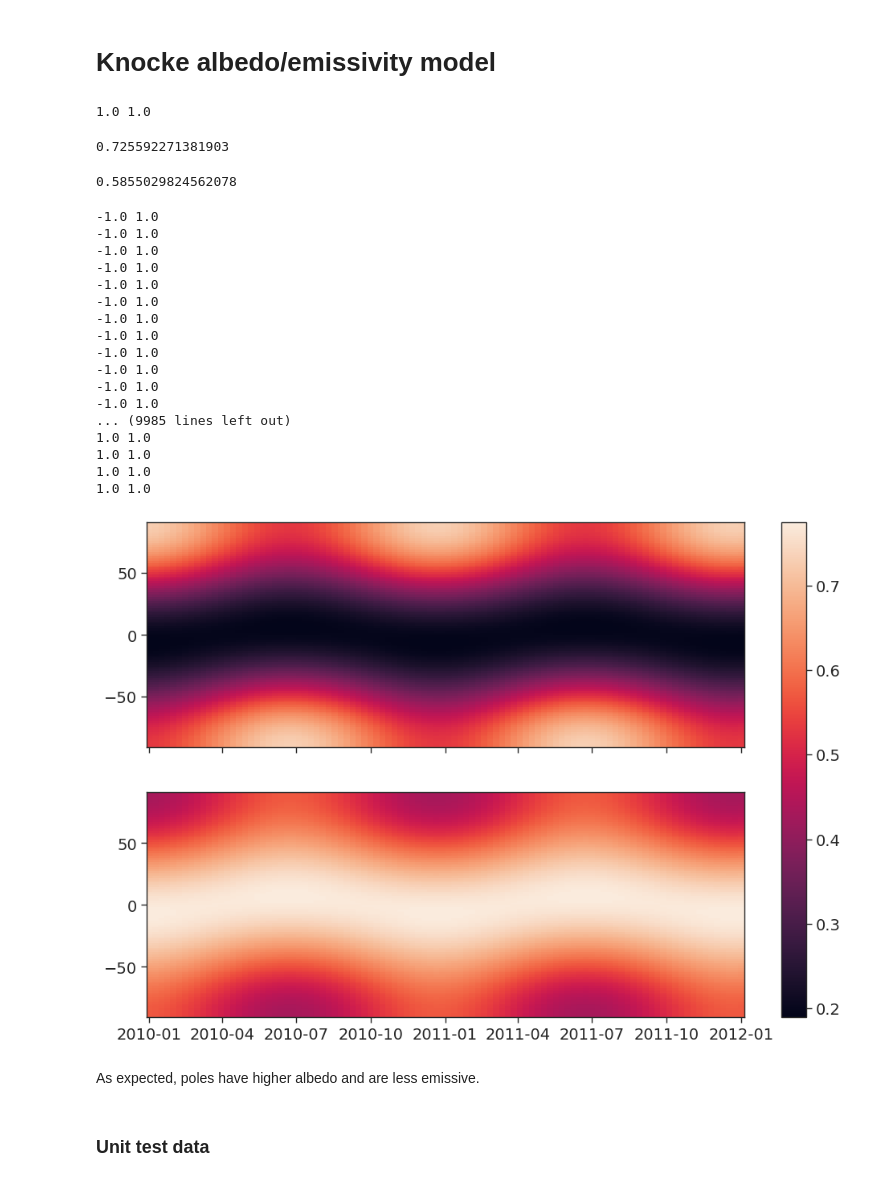
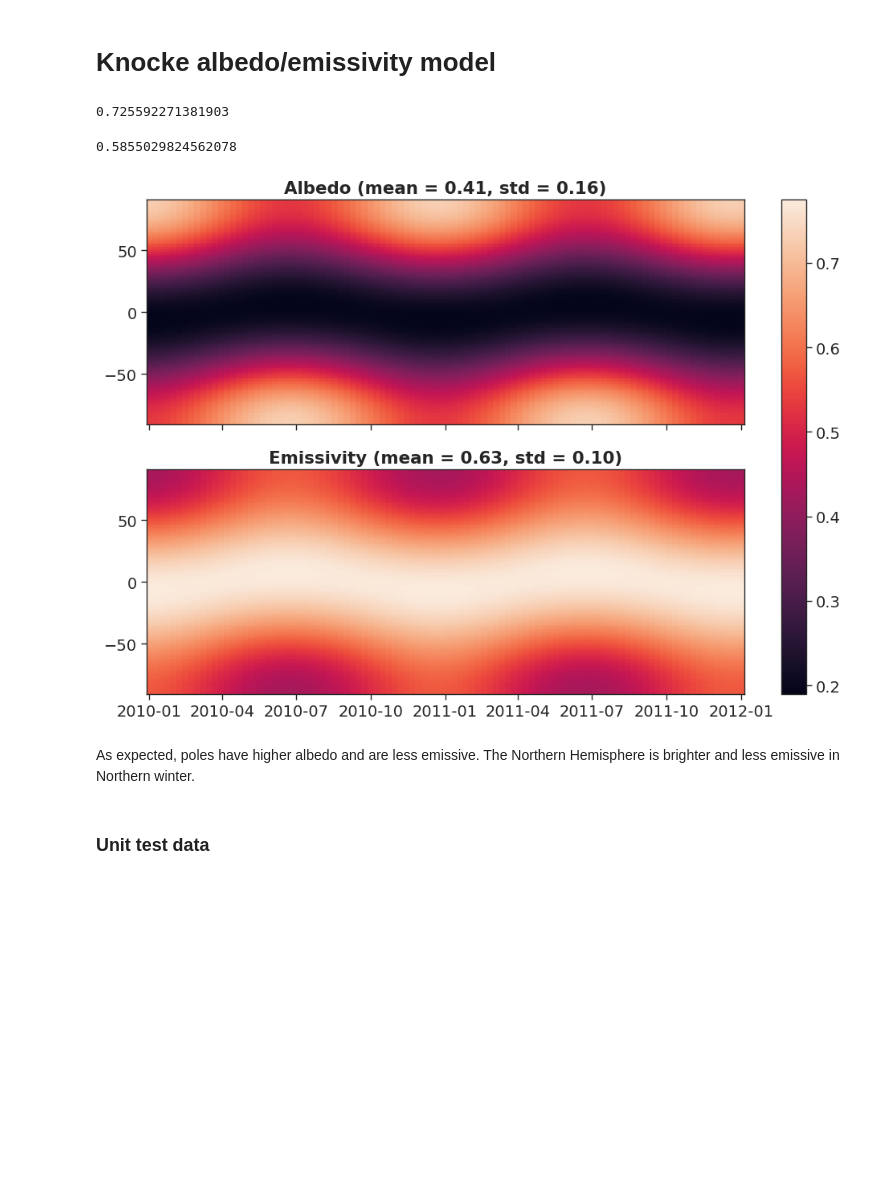
Before and after one commit to DominikStiller/tudelft-hpb-project, a Jupyter notebook: analysis/earth_models.ipynb, the cells around one changed output. Cells and saved outputs as stored; diff of their text form; code cells hidden in the pictures; blank space fills up the shorter version.

```diff
--- a/analysis/earth_models.ipynb
+++ b/analysis/earth_models.ipynb
@@ -35,16 +36,13 @@ def calculate_albedo(t, latitude):
     P1 = np.sin(latitude)
     P2 = (3 * np.sin(latitude)**2 - 1) / 2
 
-    print(P1, P2)
-
     a = a0 + a1 * P1 + a2 * P2
 
     return a
 
 calculate_albedo(as_et("1977 JAN 08 01:46:13"), np.radians(90))
 # %% [output]
-1.0 1.0
+0.725592271381903
-0.725592271381903
 # %%
 def calculate_emissivity(t, latitude):
     e0 = 0.68
@@ -71,50 +69,36 @@ calculate_emissivity(as_et("2010 DEC 22"), np.radians(45))
 # %%
 def plot_albedo_emissivity():
     fig, (ax_a, ax_e) = plt.subplots(2, 1, sharex="all", sharey="all", figsize=(12, 8))
 
     t_start = as_et("2010 JAN 1")
     t_end = as_et("2012 JAN 1")
 
     t, lat = np.meshgrid(
         np.linspace(t_start, t_end, 100),
         np.linspace(np.radians(-90), np.radians(90), 100))
 
     t_dt = pd.to_datetime([as_utc(t, sec_prec=10) for t in np.linspace(t_start, t_end, 100)])
     lat_deg = np.linspace(-90, 90, 100)
 
     a = np.vectorize(calculate_albedo)(t, lat)
     e = np.vectorize(calculate_emissivity)(t, lat)
 
     vmin = min(a.min(), e.min())
     vmax = max(a.max(), e.max())
 
     ax_a.pcolormesh(t_dt, lat_deg, a, vmin=vmin, vmax=vmax)
     cbar = ax_e.pcolormesh(t_dt, lat_deg, e, vmin=vmin, vmax=vmax)
 
+    ax_a.set_title(f"Albedo (mean = {a.mean():.2f}, std = {a.std():.2f})")
+    ax_e.set_title(f"Emissivity (mean = {e.mean():.2f}, std = {e.std():.2f})")
+
     plt.colorbar(cbar, ax=[ax_a, ax_e])
 
 plot_albedo_emissivity()
 # %% [output]
--1.0 1.0
--1.0 1.0
--1.0 1.0
--1.0 1.0
--1.0 1.0
--1.0 1.0
--1.0 1.0
--1.0 1.0
--1.0 1.0
--1.0 1.0
--1.0 1.0
--1.0 1.0
-... (9985 lines left out)
-1.0 1.0
-1.0 1.0
-1.0 1.0
-1.0 1.0
-[figure, old version]
+[figure, new version]
 # %% [markdown]
-As expected, poles have higher albedo and are less emissive.
+As expected, poles have higher albedo and are less emissive. The Northern Hemisphere is brighter and less emissive in Northern winter.
 # %% [markdown]
 ### Unit test data
 # %%
```
Also changed, not shown: parts of 3 cells of this notebook, 13 other files.
